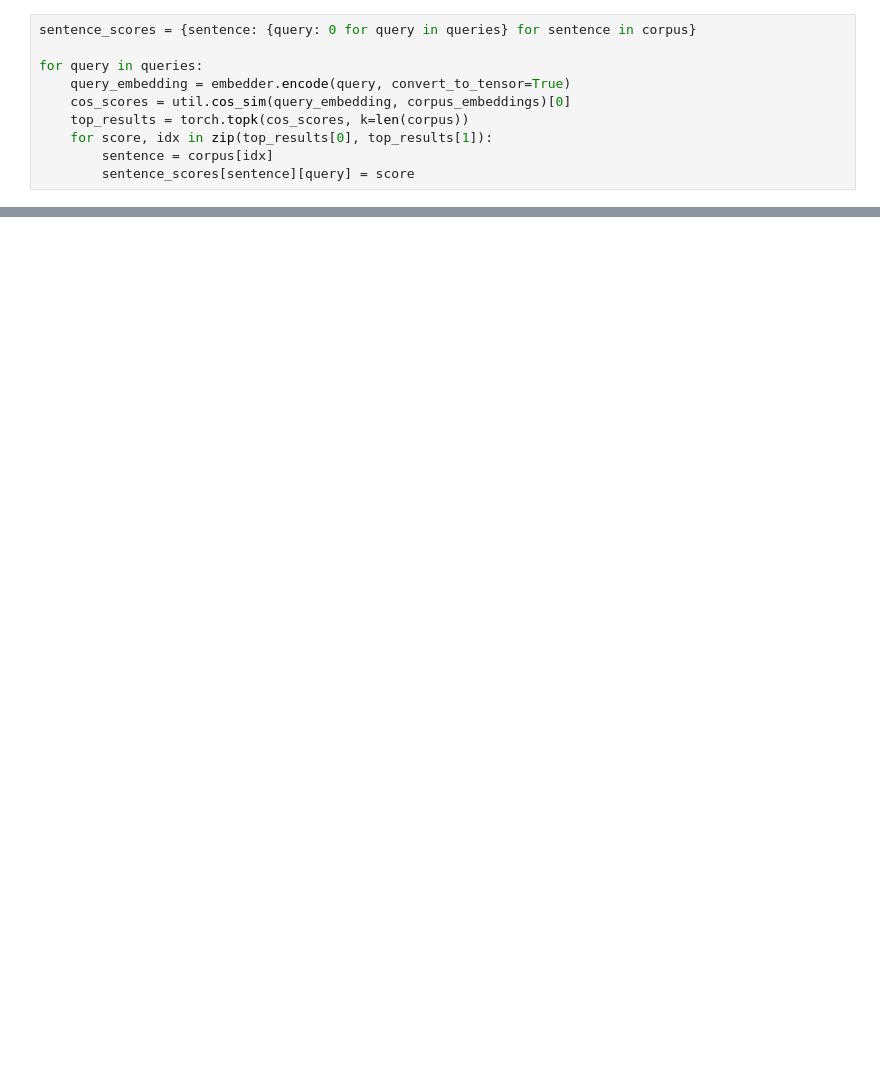
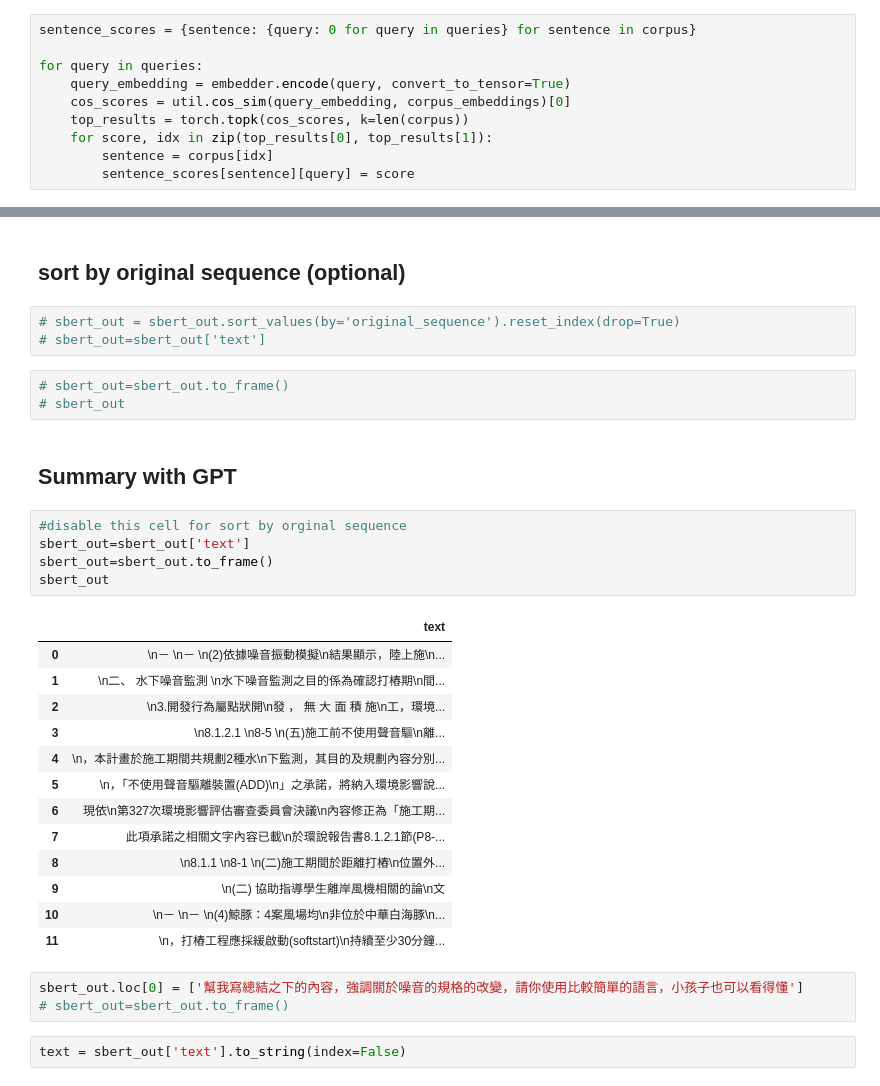
Before and after one commit to Jasper-Hewitt/Wind_project, a Jupyter notebook: finding_noisepollution.ipynb, the cells around one changed output, grey strips where cells are left out. Saved outputs shown, nothing was run; the diff lists cells and outputs as text; blank space fills up the shorter version.

```diff
--- a/finding_noisepollution.ipynb
+++ b/finding_noisepollution.ipynb
@@ -115,0 +180,34 @@ df
+# %% [markdown]
+## sort by original sequence (optional)
+# %%
+# sbert_out = sbert_out.sort_values(by='original_sequence').reset_index(drop=True)
+# sbert_out=sbert_out['text']
+# %%
+# sbert_out=sbert_out.to_frame()
+# sbert_out
+# %% [markdown]
+## Summary with GPT
+# %%
+#disable this cell for sort by orginal sequence
+sbert_out=sbert_out['text']
+sbert_out=sbert_out.to_frame()
+sbert_out
+# %% [output]
+|  | text |
+| 0 | \n－ \n－ \n(2)依據噪音振動模擬\n結果顯示，陸上施\n... |
+| 1 | \n二、 水下噪音監測 \n水下噪音監測之目的係為確認打樁期\n間... |
+| 2 | \n3.開發行為屬點狀開\n發 ， 無 大 面 積 施\n工，環境... |
+| 3 | \n8.1.2.1 \n8-5 \n(五)施工前不使用聲音驅\n離... |
+| 4 | \n，本計畫於施工期間共規劃2種水\n下監測，其目的及規劃內容分別... |
+| 5 | \n，「不使用聲音驅離裝置(ADD)\n」之承諾，將納入環境影響說... |
+| 6 | 現依\n第327次環境影響評估審查委員會決議\n內容修正為「施工期... |
+| 7 | 此項承諾之相關文字內容已載\n於環說報告書8.1.2.1節(P8-... |
+| 8 | \n8.1.1 \n8-1 \n(二)施工期間於距離打樁\n位置外... |
+| 9 | \n(二) 協助指導學生離岸風機相關的論\n文 |
+| 10 | \n－ \n－ \n(4)鯨豚：4案風場均\n非位於中華白海豚\n... |
+| 11 | \n，打樁工程應採緩啟動(softstart)\n持續至少30分鐘... |
+# %%
+sbert_out.loc[0] = ['幫我寫總結之下的內容，強調關於噪音的規格的改變，請你使用比較簡單的語言，小孩子也可以看得懂']
+# sbert_out=sbert_out.to_frame()
+# %%
+text = sbert_out['text'].to_string(index=False)
```
Also changed, not shown: parts of 18 cells of this notebook.
